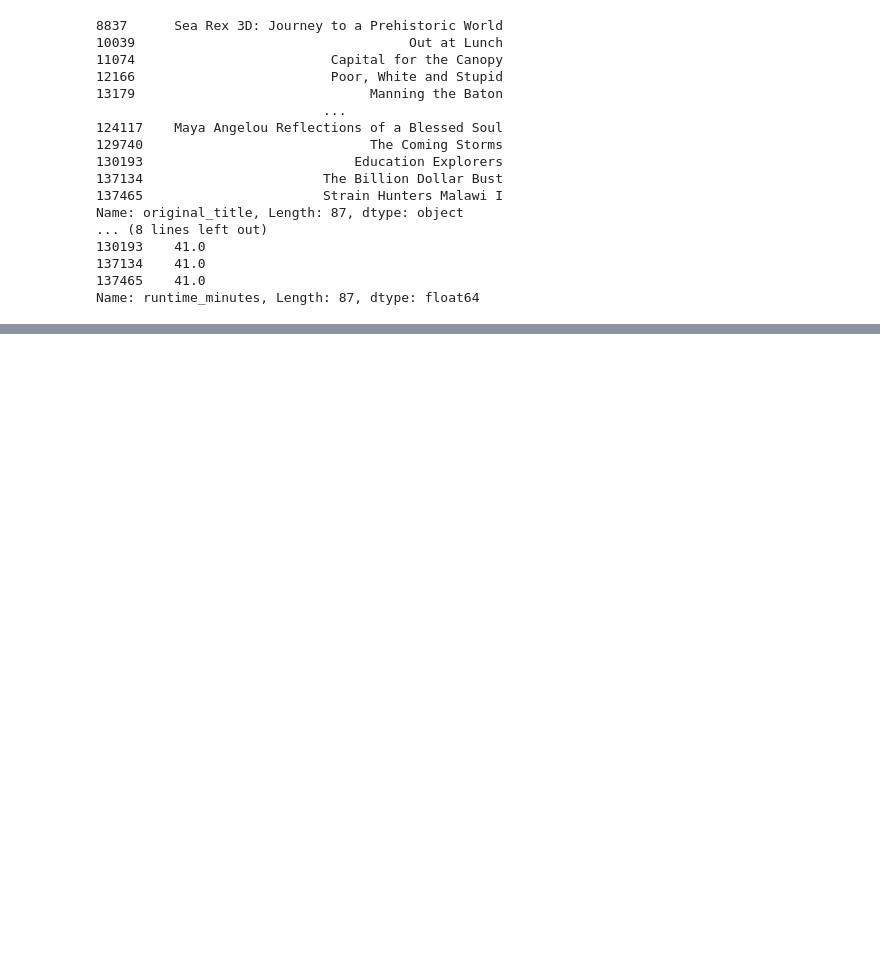
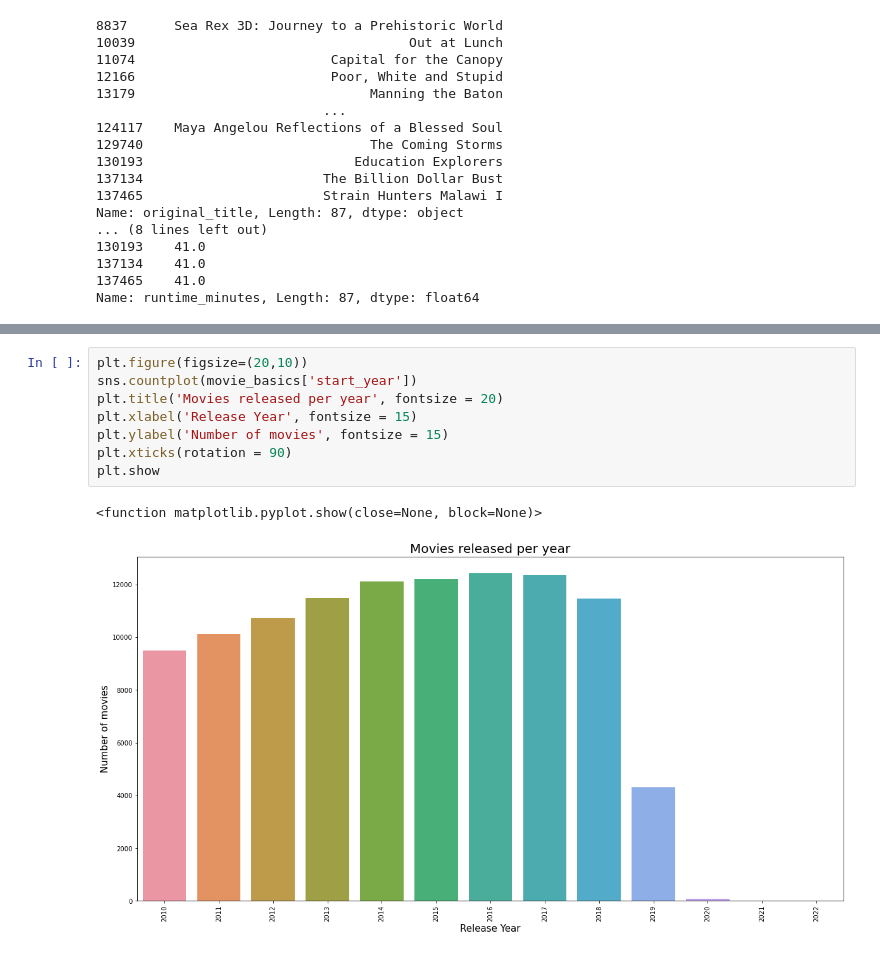
Before and after one commit to TinaWaituika/Microsoft-Studio, a Jupyter notebook: student.ipynb, the cells around one changed output, grey strips where cells are left out. Drawn from its saved outputs; the diff is of its cells as text; blank space fills up the shorter version.

```diff
--- a/student.ipynb
+++ b/student.ipynb
@@ -510,0 +507,11 @@ Name: runtime_minutes, Length: 87, dtype: float64
+# %%
+plt.figure(figsize=(20,10))
+sns.countplot(movie_basics['start_year'])
+plt.title('Movies released per year', fontsize = 20)
+plt.xlabel('Release Year', fontsize = 15)
+plt.ylabel('Number of movies', fontsize = 15)
+plt.xticks(rotation = 90)
+plt.show
+# %% [output]
+<function matplotlib.pyplot.show(close=None, block=None)>
+[figure, added]
```
Also changed, not shown: parts of 27 cells of this notebook.
